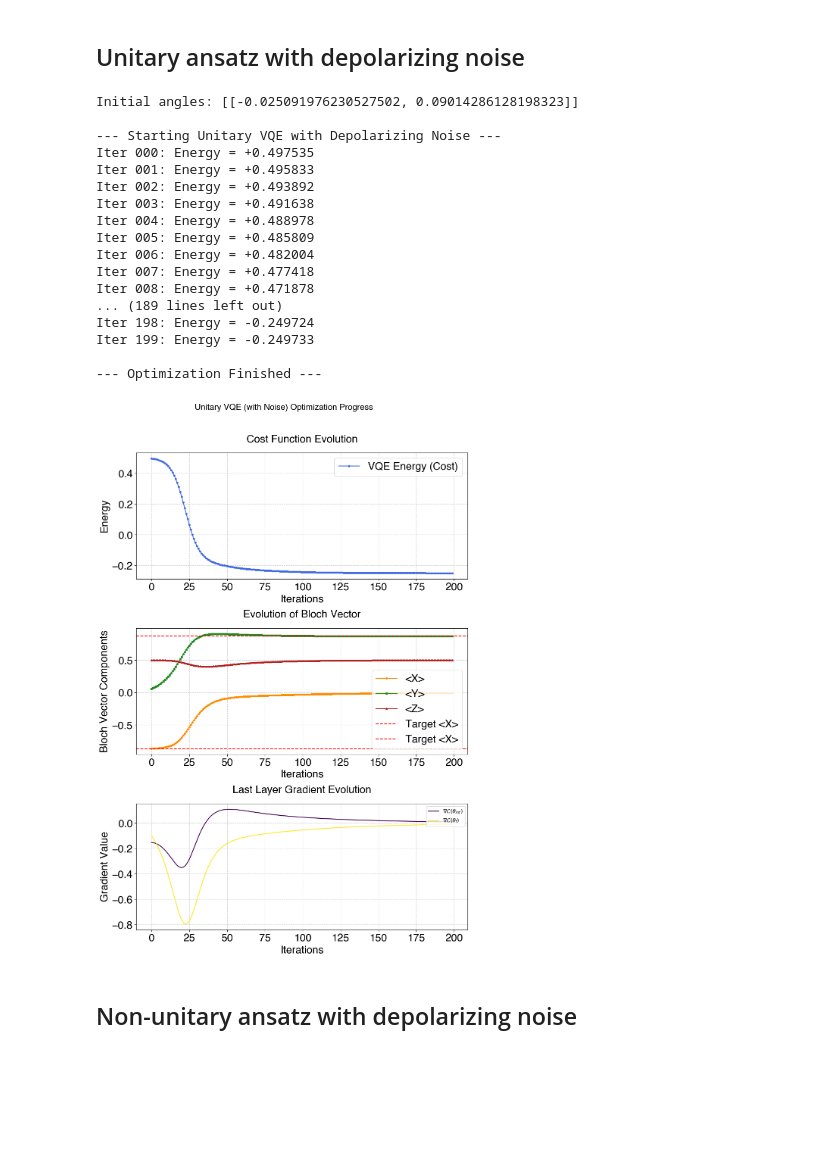
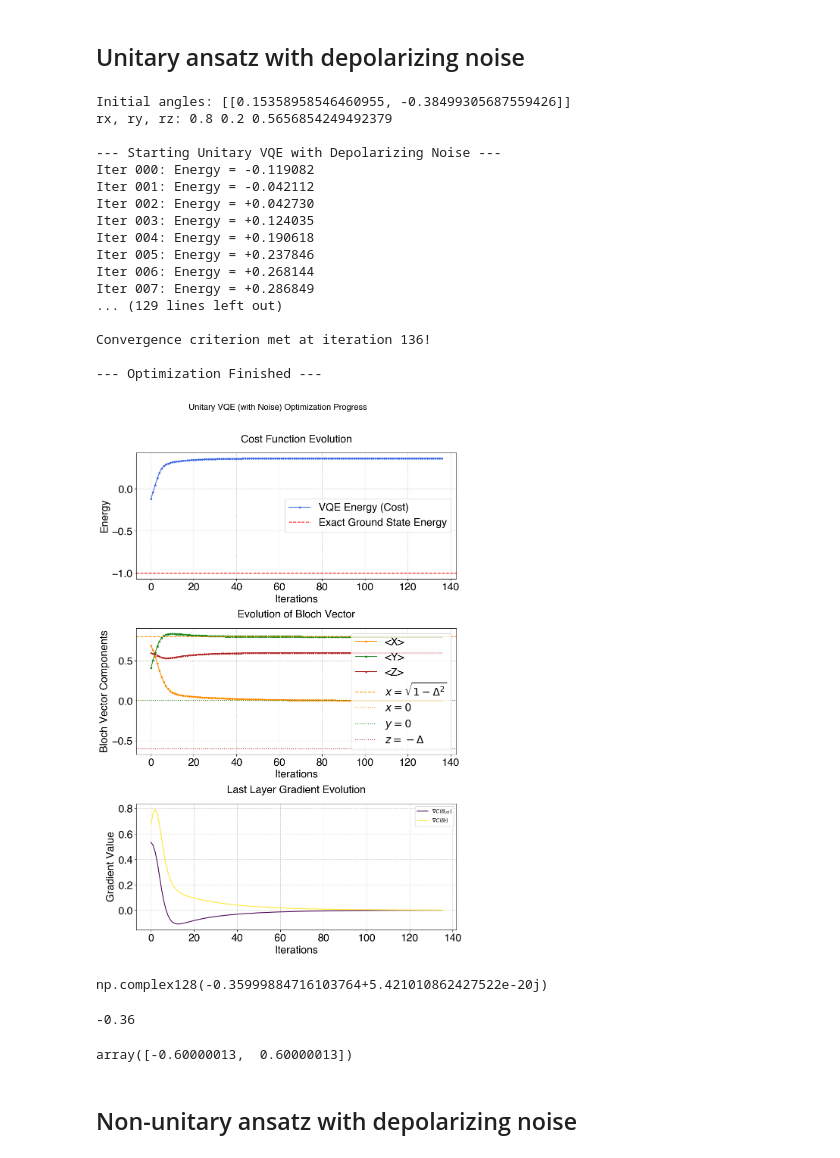
Before and after one commit to psasanka1729/VQA, a Jupyter notebook: [NOISY]find_ground_state_energy_cost_function.ipynb, the cells around one changed output. Drawn from its saved outputs; the diff is of its cells as text; code cells hidden in the pictures; blank space fills up the shorter version.

```diff
--- a/[NOISY]find_ground_state_energy_cost_function.ipynb
+++ b/[NOISY]find_ground_state_energy_cost_function.ipynb
@@ -53,6 +53,7 @@ class UnitaryVQE:
         # --- Storage for results ---
         self.cost_history = []
         self.gradients_history = []
+        self.rho_history = []
         self.x_history = []
         self.y_history = []
         self.z_history = []
@@ -206,10 +207,14 @@ class UnitaryVQE:
 
     def run_vqa(self, n_layers, initial_angles, learning_rate, max_iterations, tolerance=1e-8, clip_threshold=1.0):
         """Runs the main VQA gradient descent loop."""
-        # Initialize in the |+> state
-        rx, ry = - np.sqrt(1 - 0.5**2), 0.0
+
+        rx, ry = np.sqrt(1 - self.Delta**2), 0.2
         rz = np.sqrt(1 - rx**2 - ry**2)
+        print('rx, ry, rz:', rx, ry, rz)
         rho_initial_mat = (self.I2.toarray() + rx * self.X.toarray() + ry * self.Y.toarray() + rz * self.Z.toarray()) / 2
+
+        # Start with |0><0|
+        # rho_initial_mat = (self.I2.toarray() + self.Z.toarray()) / 2
         rho_initial_mat = rho_initial_mat / np.trace(rho_initial_mat)
         rho_initial_vec = self._vectorize(rho_initial_mat)
 
@@ -230,6 +235,7 @@ class UnitaryVQE:
                 self._variational_ansatz(n_layers, angles, rho_initial_vec)
 
             rho_final_mat = self._unvectorize(rho_final_vec)
+            self.rho_history.append(rho_final_mat)
             x_final, y_final, z_final = self._get_bloch_vector(rho_final_mat)
             current_cost = self._cost_function(rho_final_mat, x_final)
 
@@ -260,7 +266,7 @@ class UnitaryVQE:
                     angles[l][k] -= learning_rate * gradients[l][k]
 
         print("\n--- Optimization Finished ---")
-        return self.best_angles, self.best_cost, self.cost_history
+        return self.best_angles, self.best_cost, self.cost_history, self.rho_history
 
     def plot_results(self):
         """Plots the cost history and Bloch vector evolution."""
@@ -272,6 +278,8 @@ class UnitaryVQE:
         fig.suptitle("Unitary VQE (with Noise) Optimization Progress", fontsize=16)
 
         ax1.plot(self.cost_history, 'o-', color='royalblue', markersize=3, label='VQE Energy (Cost)')
+        x_ss = np.sqrt(1 - self.Delta**2)
+        ax1.axhline(-np.sqrt(x_ss**2 + self.Delta**2), color='red', linestyle='--', label='Exact Ground State Energy')
         ax1.set_xlabel("Iterations")
         ax1.set_ylabel("Energy")
         ax1.legend()
@@ -282,8 +290,11 @@ class UnitaryVQE:
         ax2.plot(iterations, self.x_history, 'o-', color='darkorange', markersize=3, label='<X>')
         ax2.plot(iterations, self.y_history, 's-', color='forestgreen', markersize=3, label='<Y>')
         ax2.plot(iterations, self.z_history, '^-', color='firebrick', markersize=3, label='<Z>')
-        ax2.axhline(np.sqrt(1-0.5**2), color='red', linestyle='--', label='Target <X>')
-        ax2.axhline(- np.sqrt(1-0.5**2), color='red', linestyle='--', label='Target <X>')
+        ax2.axhline(np.sqrt(1-self.Delta**2), color='darkorange', linestyle='--', label=r'$x = \sqrt{1-\Delta^{2}}$')
+        ax2.axhline(0, color='darkorange', linestyle=':', label=r'$x=0$')
+        ax2.axhline(0, color='forestgreen', linestyle=':', label=r'$y=0$')
+        ax2.axhline(-self.Delta, color='firebrick', linestyle=':', label=r'$z = -\Delta$')
+
         ax2.set_xlabel("Iterations")
         ax2.set_ylabel("Bloch Vector Components")
         ax2.legend()
@@ -301,52 +312,66 @@ class UnitaryVQE:
                          label=f'$\\nabla C(\\theta_{{{param_names[i]}}})$')
 
         ax3.set_xlabel("Iterations")
         ax3.set_ylabel("Gradient Value")
         ax3.grid(True, linestyle='--', alpha=0.6)
         ax3.set_title("Last Layer Gradient Evolution")
         ax3.legend(loc='upper right', fontsize='medium')
 
         plt.tight_layout(rect=[0, 0, 1, 0.96])
         plt.show()
 
 # --- Main execution block ---
 if __name__ == '__main__':
-    vqe = UnitaryVQE(J=1.0, Delta=0.5, L=1.0, gamma_depol=0.0) # Added noise
+    vqe = UnitaryVQE(J=1.0, Delta=0.6, L=1.0, gamma_depol=0.0) # Added noise
 
     n_layers = 1
-    np.random.seed(42)  # For reproducibility
-    initial_angles = [[np.random.uniform(-0.1, 0.1), np.random.uniform(-0.1, 0.1)] for _ in range(n_layers)]
+    np.random.seed(1000)  # For reproducibility
+    initial_angles = [[np.random.uniform(-0.5, 0.5), np.random.uniform(-0.5, 0.5)] for _ in range(n_layers)]
     print(f"Initial angles: {initial_angles}")
 
-    best_angles, best_cost, cost_history = vqe.run_vqa(
+    best_angles, best_cost, cost_history, rho_history = vqe.run_vqa(
         n_layers=n_layers,
         initial_angles=initial_angles,
-        learning_rate=0.05,
+        learning_rate=0.1,
         max_iterations=200,
         tolerance=1e-7,
         clip_threshold=1.0
     )
 
     vqe.plot_results()
 # %% [output]
-Initial angles: [[-0.025091976230527502, 0.09014286128198323]]
+Initial angles: [[0.15358958546460955, -0.38499305687559426]]
+rx, ry, rz: 0.8 0.2 0.5656854249492379
 
 --- Starting Unitary VQE with Depolarizing Noise ---
-Iter 000: Energy = +0.497535
-Iter 001: Energy = +0.495833
-Iter 002: Energy = +0.493892
-Iter 003: Energy = +0.491638
-Iter 004: Energy = +0.488978
-Iter 005: Energy = +0.485809
-Iter 006: Energy = +0.482004
-Iter 007: Energy = +0.477418
-Iter 008: Energy = +0.471878
-... (189 lines left out)
-Iter 198: Energy = -0.249724
-Iter 199: Energy = -0.249733
+Iter 000: Energy = -0.119082
+Iter 001: Energy = -0.042112
+Iter 002: Energy = +0.042730
+Iter 003: Energy = +0.124035
+Iter 004: Energy = +0.190618
+Iter 005: Energy = +0.237846
+Iter 006: Energy = +0.268144
+Iter 007: Energy = +0.286849
+... (129 lines left out)
+
+Convergence criterion met at iteration 136!
 
 --- Optimization Finished ---
-[figure, old version]
+[figure, new version]
+# %%
+x_final, y_final, z_final = vqe.x_history[-1], vqe.y_history[-1], vqe.z_history[-1]
+np.trace(vqe._get_hamiltonian(x_final)@rho_history[-1].toarray())
+# %% [output]
+np.complex128(-0.35999884716103764+5.421010862427522e-20j)
+# %%
+- vqe.Delta**2
+# %% [output]
+-0.36
+# %%
+from scipy.linalg import eigh
+eigh(vqe._get_hamiltonian(x_final).toarray())[0]
+# %% [output]
+array([-0.60000013,  0.60000013])
 # %% [markdown]
 ## Non-unitary ansatz with depolarizing noise
 # %%
```
Also changed, not shown: parts of 2 cells of this notebook, 1 other file.
